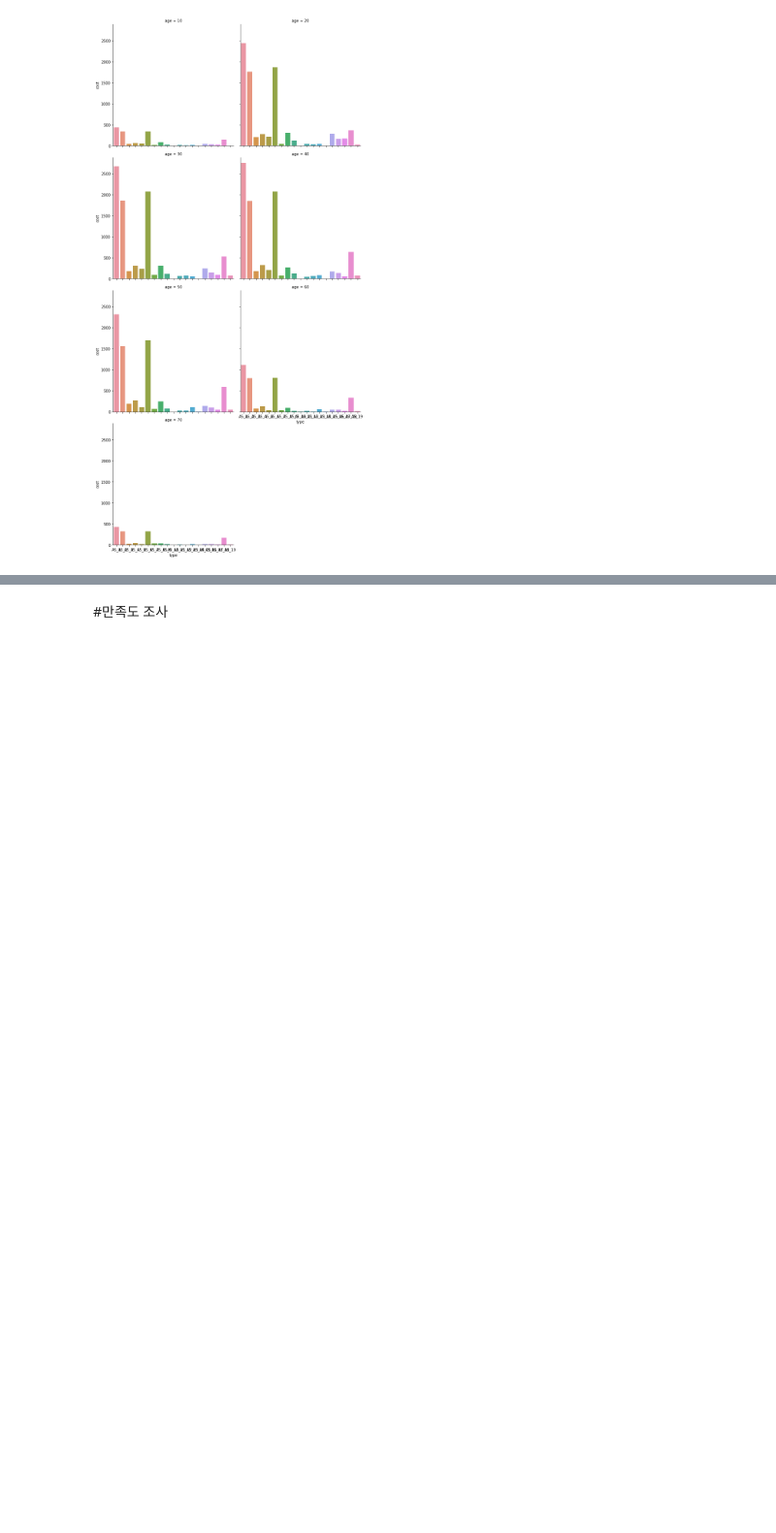
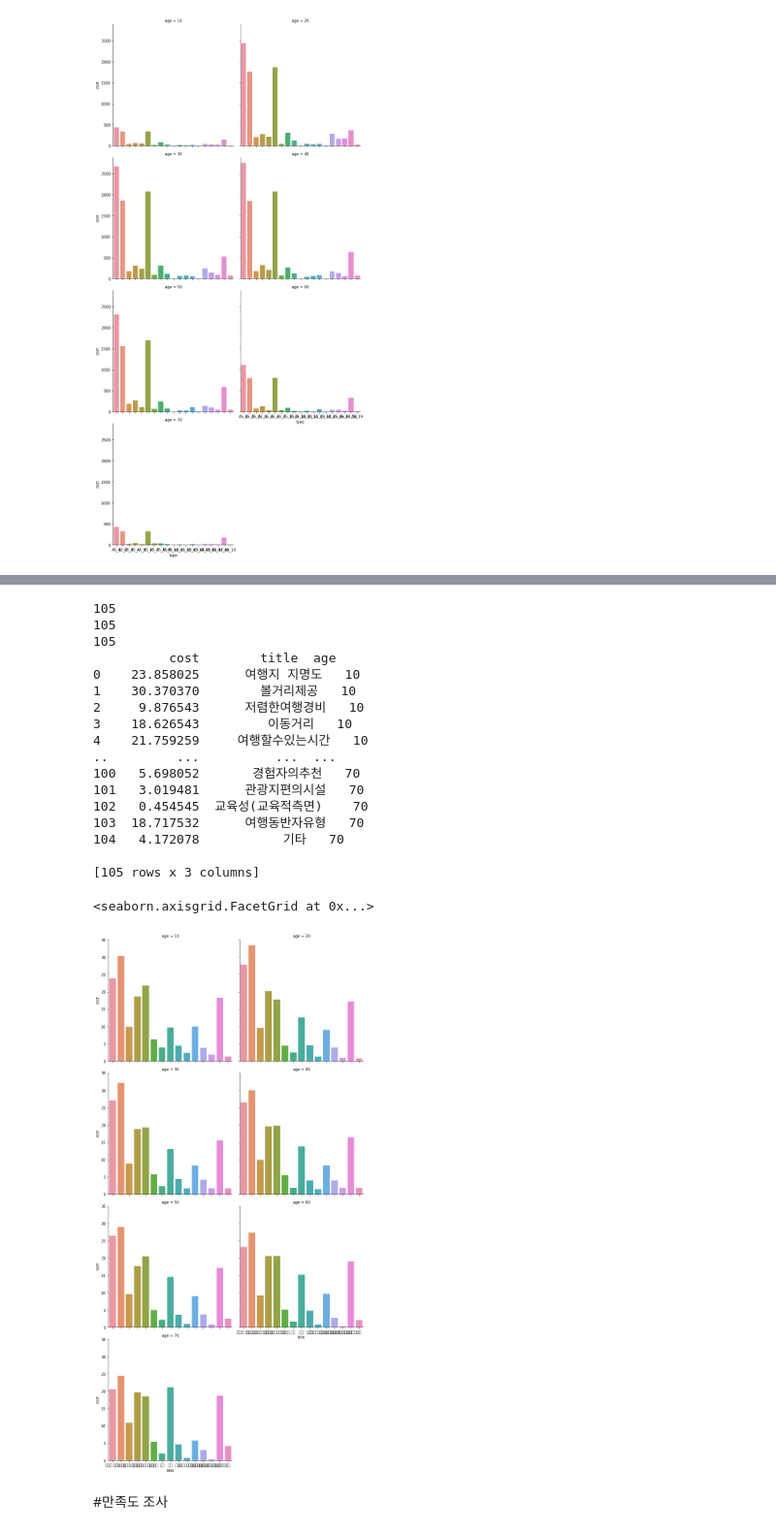
Before and after one commit to ansehoon1999/MG-DataAnaylsis, a Jupyter notebook: 세훈/DataAnaylsis_7_23.ipynb, the cells around one changed output, grey strips where cells are left out. Shown at 97% size. Drawn from its saved outputs; the diff is of its cells as text; code cells hidden in the pictures; blank space fills up the shorter version.

```diff
--- a/세훈/DataAnaylsis_7_23.ipynb
+++ b/세훈/DataAnaylsis_7_23.ipynb
@@ -643,0 +815,8 @@ sns.catplot(kind="bar", data=df, x = "type", y="cost", col="age", col_wrap=2)
+# %%
+df_age_1 =  df_2020.groupby('BAGE').get_group(1)
+df_age_2 = df_2020.groupby('BAGE').get_group(2)
+df_age_3 = df_2020.groupby('BAGE').get_group(3)
+df_age_4 = df_2020.groupby('BAGE').get_group(4)
+df_age_5 = df_2020.groupby('BAGE').get_group(5)
+df_age_6 = df_2020.groupby('BAGE').get_group(6)
+df_age_7 = df_2020.groupby('BAGE').get_group(7)
@@ -644,3 +1771,49 @@ sns.catplot(kind="bar", data=df, x = "type", y="cost", col="age", col_wrap=2)
+# %%
+
+total = result[0] + result[1] + result[2] + result[3]+ result[4] +result[5]+result[6]
+title = ['여행지 지명도', '볼거리제공', '저렴한여행경비', '이동거리', '여행할수있는시간', '숙박시설', '쇼핑', '음식', '교통편', '체험프로그램유무', '경험자의추천', '관광지편의시설', '교육성(교육적측면) ', '여행동반자유형', '기타']
+
+title = title * 7
+print(len(total))
+print(len(title))
+age = [10] * 15 + [20] * 15 + [30] * 15 + [40] * 15+ [50] *15 + [60] * 15 + [70] *15
+print(len(age))
+
+
+
+sd = {
+    'cost' : total,
+    'title' : title,
+    'age' : age
+}
+
+df = pd.DataFrame(sd)
+print(df)
+
+
+import seaborn as sns
+
+sns.catplot(kind="bar", data=df, x = "title", y="cost", col="age", col_wrap=2)
+# %% [output]
+105
+105
+105
+          cost        title  age
+0    23.858025      여행지 지명도   10
+1    30.370370        볼거리제공   10
+2     9.876543      저렴한여행경비   10
+3    18.626543         이동거리   10
+4    21.759259     여행할수있는시간   10
+..         ...          ...  ...
+100   5.698052       경험자의추천   70
+101   3.019481      관광지편의시설   70
+102   0.454545  교육성(교육적측면)    70
+103  18.717532      여행동반자유형   70
+104   4.172078           기타   70
+
+[105 rows x 3 columns]
+<seaborn.axisgrid.FacetGrid at 0x...>
+[figure, added]
 # %% [markdown]
 #만족도 조사
 # %% [markdown]
```
Also changed, not shown: parts of 8 cells of this notebook.
